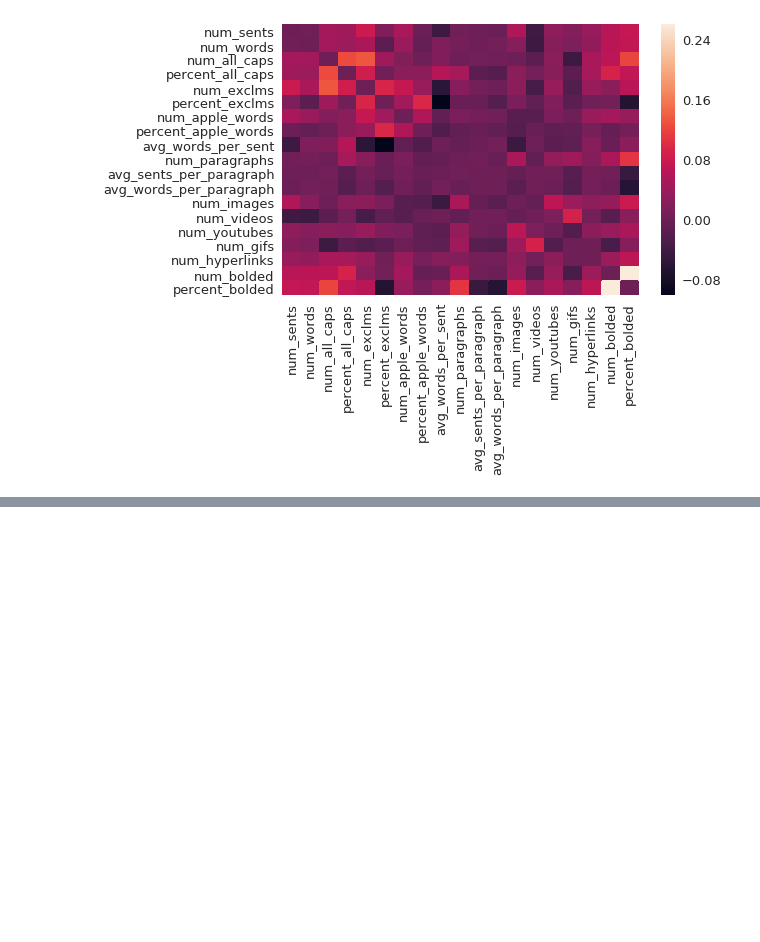
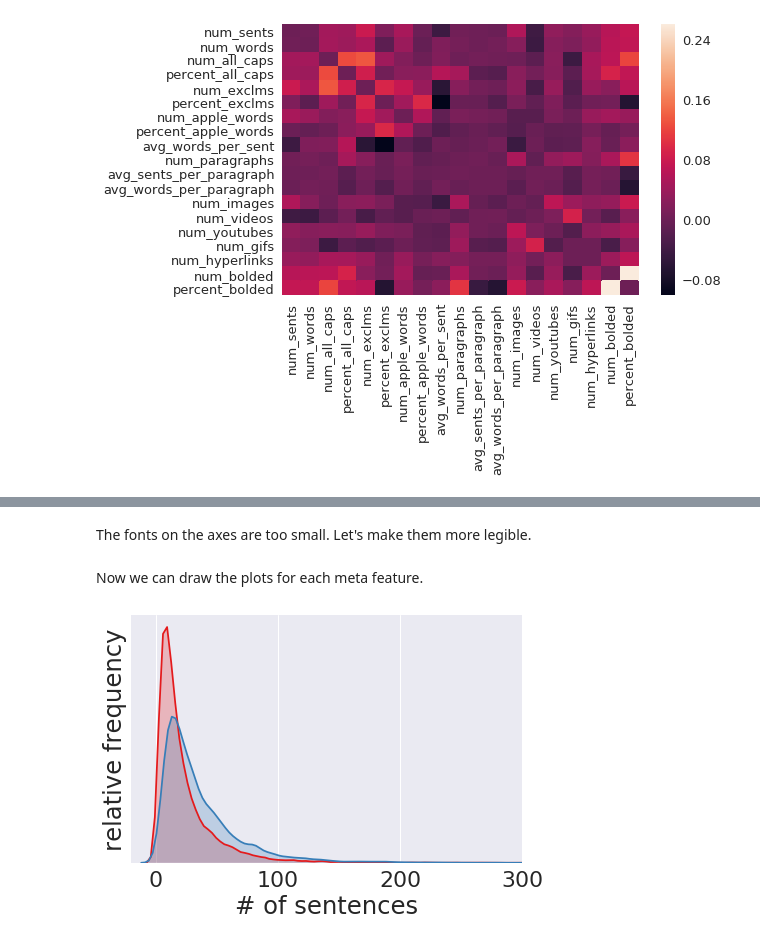
Before and after one commit to redwanhuq/campaign-critic, a Jupyter notebook: 4_exploring_meta_feature_space.ipynb, the cells around one changed output, grey strips where cells are left out. Drawn from its saved outputs; the diff is of its cells as text; code cells hidden in the pictures; blank space fills up the shorter version.

Commit message:
changed font scale

```diff
--- a/4_exploring_meta_feature_space.ipynb
+++ b/4_exploring_meta_feature_space.ipynb
@@ -26,7 +26,7 @@ db_name2 = 'section2_db'
 usernm = 'redwan'
 host = 'localhost'
 port = '5432'
-#pwd = ''
+pwd = 'pentium'
 # %%
 # Connect to a database
 con1 = psycopg2.connect(
@@ -315,0 +128,28 @@ Out of these graphs, `num_words`, `num_sentences`, `num_paragraphs` and `num_app
+# %%
+# Rename the 'funded' column to ' '
+renamed_df = section1_df_full.rename(columns={'funded': ' '})
+
+# Rename the classes
+renamed_df.loc[renamed_df[' '] == True, ' '] = 'Funded'
+renamed_df.loc[renamed_df[' '] == False, ' '] = 'Not funded'
+# %% [markdown]
+The fonts on the axes are too small. Let's make them more legible.
+# %%
+# Make the font scale larger
+sns.set(font_scale=2.2)
+# %% [markdown]
+Now we can draw the plots for each meta feature.
+# %%
+# Setup a FacetGrid object and facet on funded status
+fig = sns.FacetGrid(renamed_df, hue=' ', size=5, palette='Set1', aspect=1.4)
+
+# Plot a kde plot
+fig.map(sns.kdeplot, 'num_sents', shade=True) \
+    .set(
+        xlim=(-20, 300),
+        xlabel='# of sentences',
+        yticks=[],
+        ylabel='relative frequency'
+    );
+# %% [output]
+[figure, added]
```
Also changed, not shown: parts of 41 cells of this notebook.
